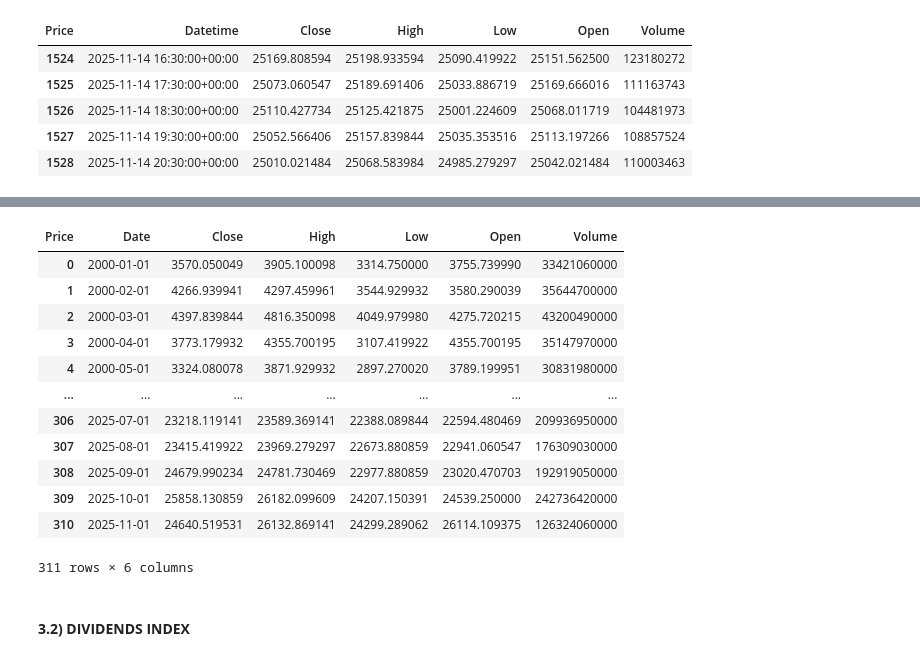
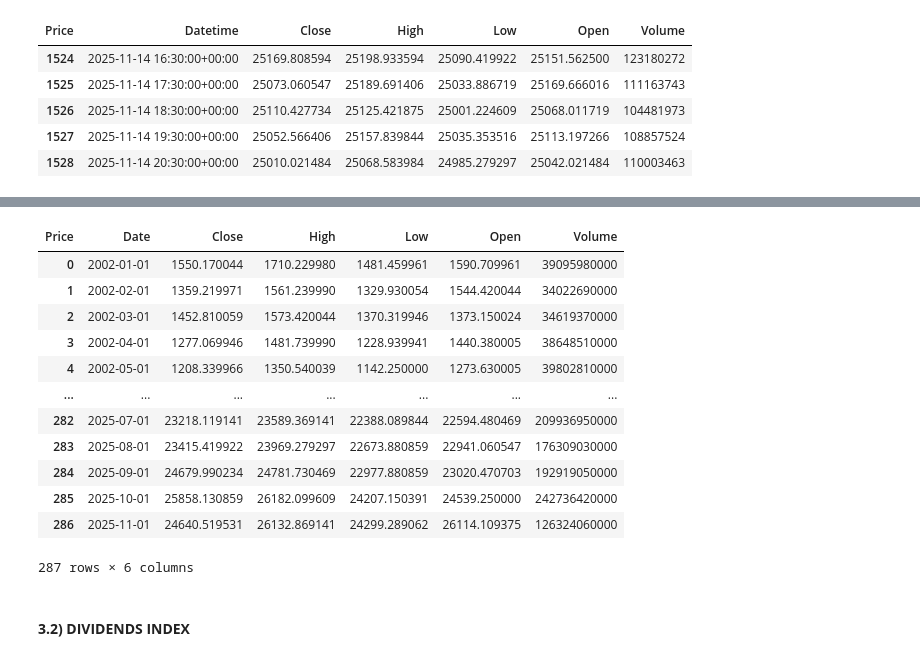
Before and after one commit to EliaLand/Martingale_FVM_AssetPricing, a Jupyter notebook: data_extraction/main.ipynb, the cells around one changed output, grey strips where cells are left out. Cells and saved outputs as stored; diff of their text form; code cells hidden in the pictures.

```diff
--- a/data_extraction/main.ipynb
+++ b/data_extraction/main.ipynb
@@ -104,30 +96,30 @@ df
 # %%
-# NASDAQ100 - ^NDX (monthly, price (USD), 2010-01-01, 2025-11-15)
+# NASDAQ100 - ^NDX (monthly, price (USD), 2002-01-01, 2025-11-15)
 
 ticker = "^NDX"
-start = "2000-01-01"
+start = "2002-01-01"
 end = "2025-11-15"
 frequency = "1mo"
 
 df = fetch_YFINANCE(ticker, start, end, frequency)
 
 # Uploading in aggregate_df
 df.to_csv("raw_df/nasdaq_monthly_df.csv", index=False)
 df
 # %% [output]
 | Price | Date | Close | High | Low | Open | Volume |
-| 0 | 2000-01-01 | 3570.050049 | 3905.100098 | 3314.750000 | 3755.739990 | 33421060000 |
-| 1 | 2000-02-01 | 4266.939941 | 4297.459961 | 3544.929932 | 3580.290039 | 35644700000 |
-| 2 | 2000-03-01 | 4397.839844 | 4816.350098 | 4049.979980 | 4275.720215 | 43200490000 |
-| 3 | 2000-04-01 | 3773.179932 | 4355.700195 | 3107.419922 | 4355.700195 | 35147970000 |
-| 4 | 2000-05-01 | 3324.080078 | 3871.929932 | 2897.270020 | 3789.199951 | 30831980000 |
+| 0 | 2002-01-01 | 1550.170044 | 1710.229980 | 1481.459961 | 1590.709961 | 39095980000 |
+| 1 | 2002-02-01 | 1359.219971 | 1561.239990 | 1329.930054 | 1544.420044 | 34022690000 |
+| 2 | 2002-03-01 | 1452.810059 | 1573.420044 | 1370.319946 | 1373.150024 | 34619370000 |
+| 3 | 2002-04-01 | 1277.069946 | 1481.739990 | 1228.939941 | 1440.380005 | 38648510000 |
+| 4 | 2002-05-01 | 1208.339966 | 1350.540039 | 1142.250000 | 1273.630005 | 39802810000 |
 | ... | ... | ... | ... | ... | ... | ... |
-| 306 | 2025-07-01 | 23218.119141 | 23589.369141 | 22388.089844 | 22594.480469 | 209936950000 |
-| 307 | 2025-08-01 | 23415.419922 | 23969.279297 | 22673.880859 | 22941.060547 | 176309030000 |
-| 308 | 2025-09-01 | 24679.990234 | 24781.730469 | 22977.880859 | 23020.470703 | 192919050000 |
-| 309 | 2025-10-01 | 25858.130859 | 26182.099609 | 24207.150391 | 24539.250000 | 242736420000 |
-| 310 | 2025-11-01 | 24640.519531 | 26132.869141 | 24299.289062 | 26114.109375 | 126324060000 |
+| 282 | 2025-07-01 | 23218.119141 | 23589.369141 | 22388.089844 | 22594.480469 | 209936950000 |
+| 283 | 2025-08-01 | 23415.419922 | 23969.279297 | 22673.880859 | 22941.060547 | 176309030000 |
+| 284 | 2025-09-01 | 24679.990234 | 24781.730469 | 22977.880859 | 23020.470703 | 192919050000 |
+| 285 | 2025-10-01 | 25858.130859 | 26182.099609 | 24207.150391 | 24539.250000 | 242736420000 |
+| 286 | 2025-11-01 | 24640.519531 | 26132.869141 | 24299.289062 | 26114.109375 | 126324060000 |
-311 rows × 6 columns
+287 rows × 6 columns
 # %% [markdown]
 #### **3.2) DIVIDENDS INDEX**
 # %%
```
Also changed, not shown: parts of 12 cells of this notebook, 7 other files.
